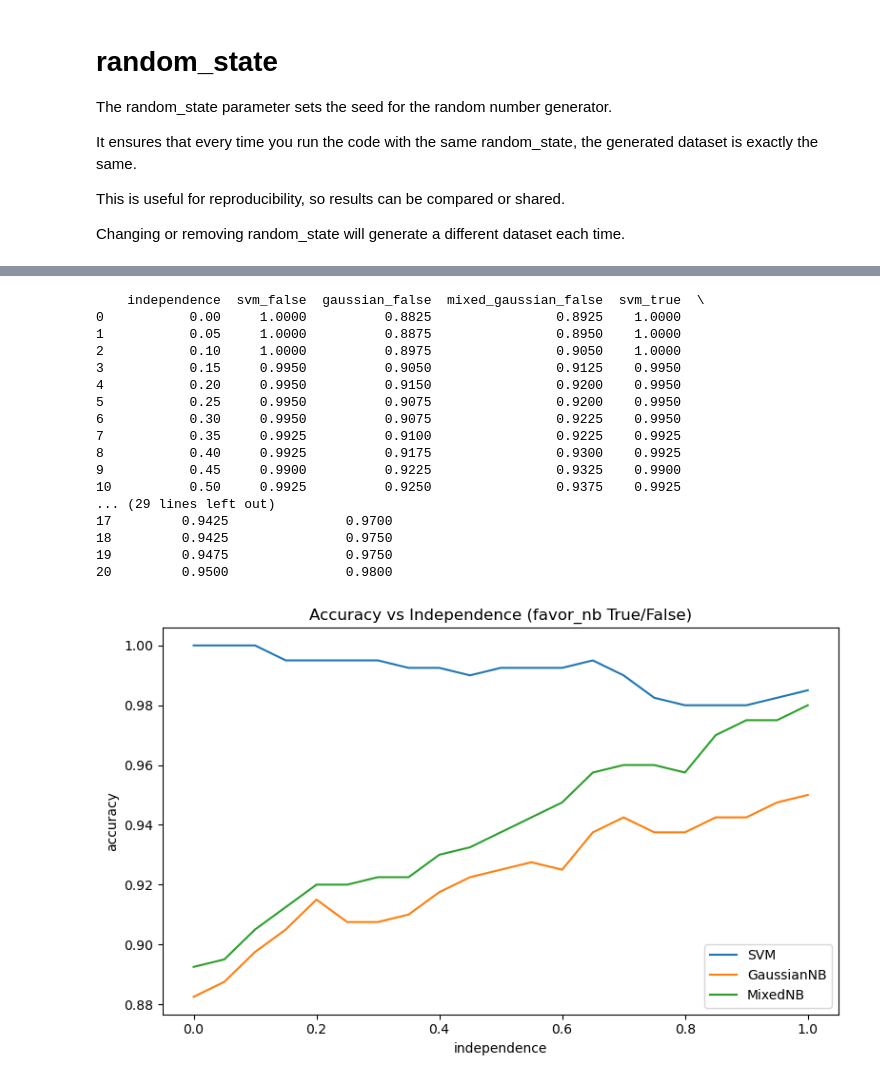
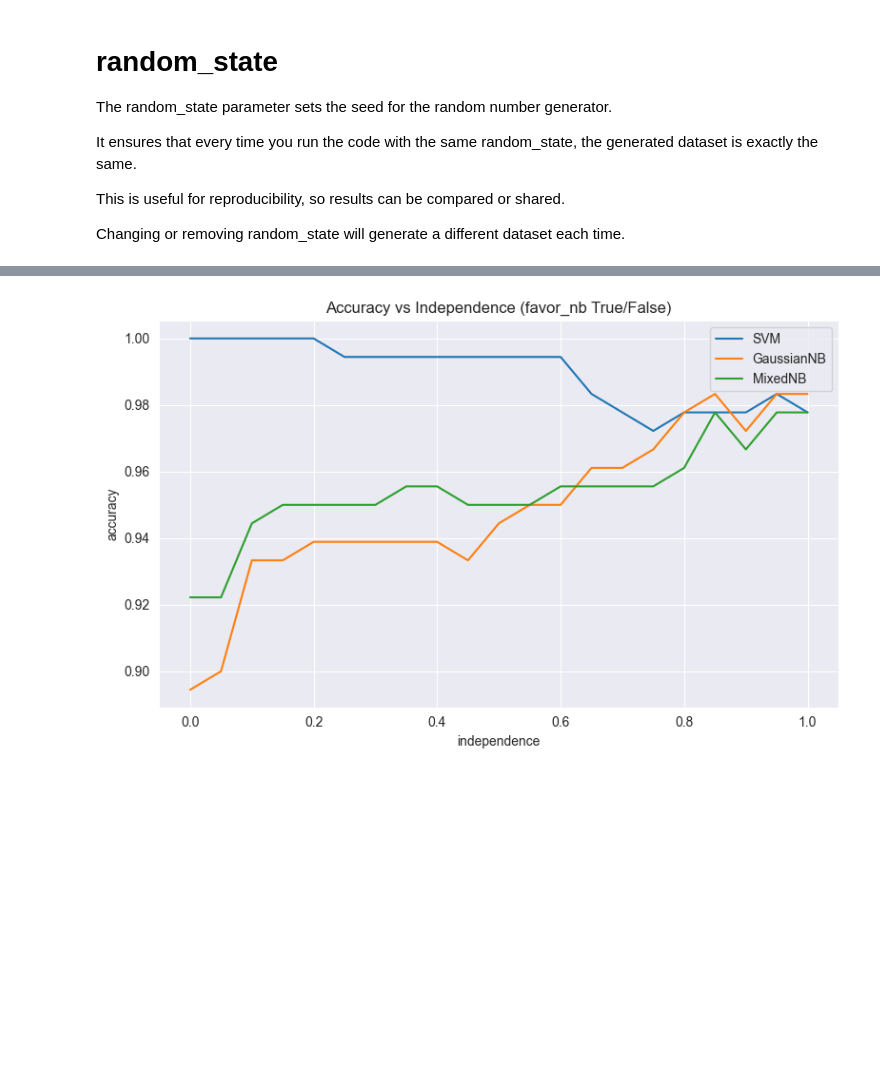
Before and after one commit to JanKoch99/MachineLearningDataMining, a Jupyter notebook: DataGeneration.ipynb, the cells around one changed output, grey strips where cells are left out. Saved outputs shown, nothing was run; the diff lists cells and outputs as text; code cells hidden in the pictures; blank space fills up the shorter version.

```diff
--- a/DataGeneration.ipynb
+++ b/DataGeneration.ipynb
@@ -338,9 +339,9 @@ from sklearn.metrics import accuracy_score
 from sklearn.naive_bayes import GaussianNB
 from sklearn.model_selection import train_test_split
 
-samples = 2000
+samples = 900
 independence_steps = np.round(np.arange(0, 1.05, 0.05), 2)
-noise_sigma = 0.4
+noise_sigma = undefined
 random_state = 42
 
 continuous_cols = ["Age", "RestingBP", "Cholesterol", "MaxHR", "Oldpeak"]
@@ -359,7 +360,7 @@ for independence_step in independence_steps:
     data_false = generate_synthetic_data(
         n_samples=samples,
         independence=independence_step,
-        random_state=42,
+        random_state=random_state,
     )
     Xf = scale_features(data_false.loc[:, data_false.columns != 'y'])
     Yf = data_false['y']
@@ -382,7 +383,7 @@ for independence_step in independence_steps:
     data_true = generate_synthetic_data(
         n_samples=samples,
         independence=independence_step,
-        random_state=42,
+        random_state=random_state,
         noise_sigma=noise_sigma
     )
     Xt = scale_features(data_true.loc[:, data_true.columns != 'y'])
@@ -394,49 +395,31 @@ for independence_step in independence_steps:
 
     svm_t = SVC(kernel='rbf', random_state=random_state)
     nb_t = GaussianNB()
     mixed_nb_t = MixedNB(continuous_cols=Xt_cont_cols, binary_cols=Xt_bin_cols)
     svm_t.fit(Xt_train, yt_train)
     nb_t.fit(Xt_train, yt_train)
     mixed_nb_t.fit(Xt_train, yt_train)
     acc_svm_t = accuracy_score(yt_test, svm_t.predict(Xt_test))
     acc_nb_t = accuracy_score(yt_test, nb_t.predict(Xt_test))
     acc_mixed_nb_t = accuracy_score(yt_test, mixed_nb_t.predict(Xt_test))
 
     accuracy.loc[len(accuracy)] = [
         independence_step,
         acc_svm_f, acc_nb_f, acc_mixed_nb_f,
         acc_svm_t, acc_nb_t, acc_mixed_nb_t
     ]
 
-print(accuracy)
 plt.figure(figsize=(8,5))
 plt.plot(accuracy["independence"], accuracy["svm_false"], label="SVM")
 plt.plot(accuracy["independence"], accuracy["gaussian_false"], label="GaussianNB")
 plt.plot(accuracy["independence"], accuracy["mixed_gaussian_false"], label="MixedNB")
 #plt.plot(accuracy["independence"], accuracy["svm_true"], label="SVM (noise_sigma)")
 #plt.plot(accuracy["independence"], accuracy["gaussian_true"], label="GaussianNB (noise_sigma)")
 plt.xlabel("independence")
 plt.ylabel("accuracy")
 plt.legend()
 plt.title("Accuracy vs Independence (favor_nb True/False)")
 plt.tight_layout()
 plt.show()
 # %% [output]
-    independence  svm_false  gaussian_false  mixed_gaussian_false  svm_true  \
-0           0.00     1.0000          0.8825                0.8925    1.0000
-1           0.05     1.0000          0.8875                0.8950    1.0000
-2           0.10     1.0000          0.8975                0.9050    1.0000
-3           0.15     0.9950          0.9050                0.9125    0.9950
-4           0.20     0.9950          0.9150                0.9200    0.9950
-5           0.25     0.9950          0.9075                0.9200    0.9950
-6           0.30     0.9950          0.9075                0.9225    0.9950
-7           0.35     0.9925          0.9100                0.9225    0.9925
-8           0.40     0.9925          0.9175                0.9300    0.9925
-9           0.45     0.9900          0.9225                0.9325    0.9900
-10          0.50     0.9925          0.9250                0.9375    0.9925
-... (29 lines left out)
-17         0.9425               0.9700
-18         0.9425               0.9750
-19         0.9475               0.9750
-20         0.9500               0.9800
-[figure, old version]
+[figure, new version]
```
Also changed, not shown: parts of 6 cells of this notebook.
